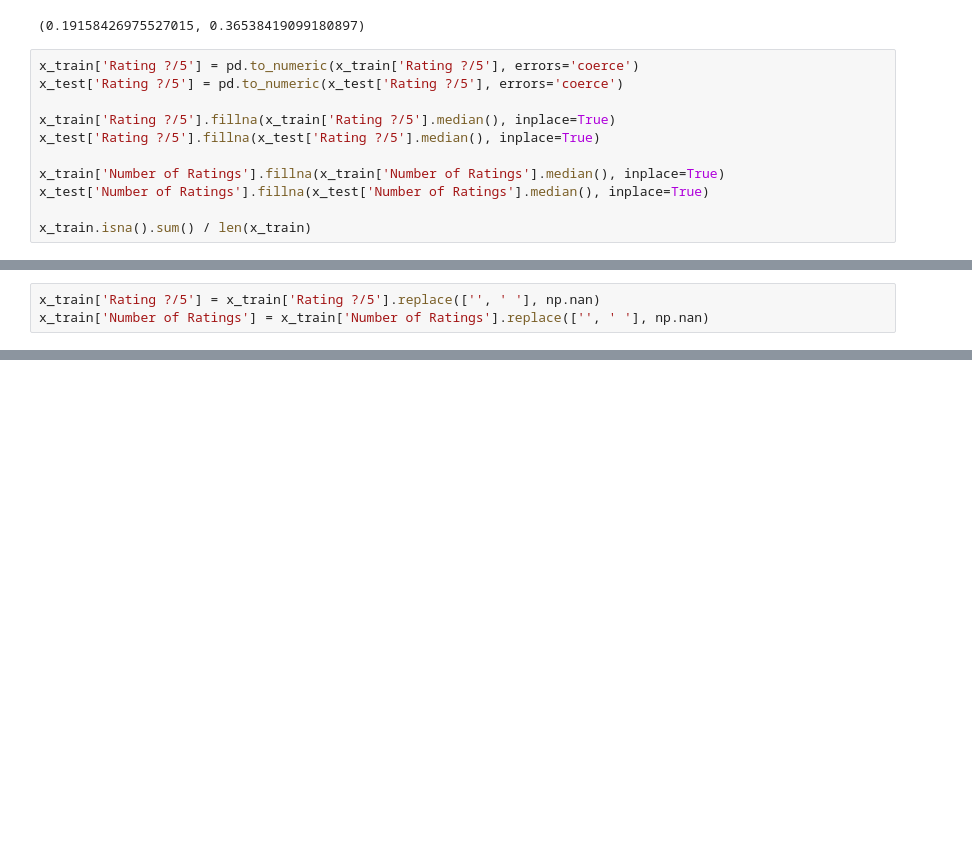
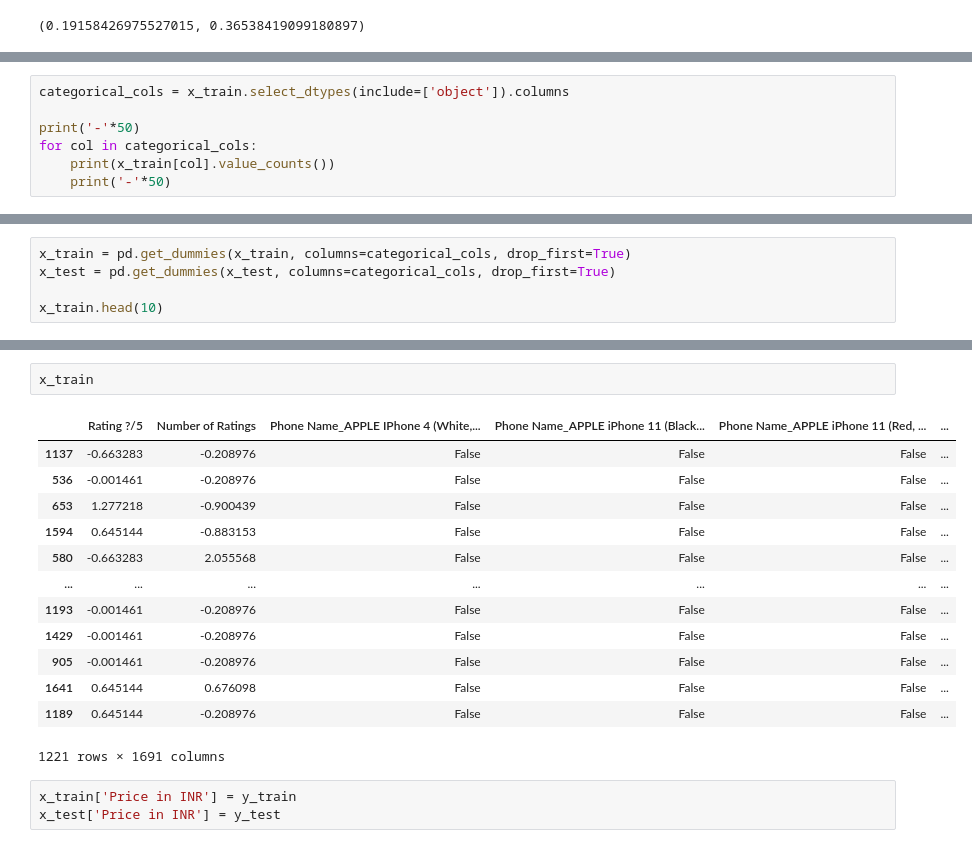
Before and after one commit to Kidar12/GDGoC_ML_Assignment-2, a Jupyter notebook: Dataset_MBP.ipynb, the cells around one changed output, grey strips where cells are left out. Saved outputs shown, nothing was run; the diff lists cells and outputs as text; blank space fills up the shorter version.

```diff
--- a/Dataset_MBP.ipynb
+++ b/Dataset_MBP.ipynb
@@ -258,14 +368,3 @@ plt.show()
 x_train['Rating ?/5'].skew(), x_train['Number of Ratings'].skew()
 # %% [output]
 (0.19158426975527015, 0.36538419099180897)
-# %%
-x_train['Rating ?/5'] = pd.to_numeric(x_train['Rating ?/5'], errors='coerce')
-x_test['Rating ?/5'] = pd.to_numeric(x_test['Rating ?/5'], errors='coerce')
-
-x_train['Rating ?/5'].fillna(x_train['Rating ?/5'].median(), inplace=True)
-x_test['Rating ?/5'].fillna(x_test['Rating ?/5'].median(), inplace=True)
-
-x_train['Number of Ratings'].fillna(x_train['Number of Ratings'].median(), inplace=True)
-x_test['Number of Ratings'].fillna(x_test['Number of Ratings'].median(), inplace=True)
-
-x_train.isna().sum() / len(x_train)
@@ -300,3 +370,0 @@ print(x_train[x_train['Number of Ratings'] == ' '].shape)
-# %%
-x_train['Rating ?/5'] = x_train['Rating ?/5'].replace(['', ' '], np.nan)
-x_train['Number of Ratings'] = x_train['Number of Ratings'].replace(['', ' '], np.nan)
@@ -328,0 +371,7 @@ print(x_train[x_train['Number of Ratings'] == ' '].shape)
+# %%
+categorical_cols = x_train.select_dtypes(include=['object']).columns
+
+print('-'*50)
+for col in categorical_cols:
+    print(x_train[col].value_counts())
+    print('-'*50)
@@ -328,0 +396,5 @@ print(x_train[x_train['Number of Ratings'] == ' '].shape)
+# %%
+x_train = pd.get_dummies(x_train, columns=categorical_cols, drop_first=True)
+x_test = pd.get_dummies(x_test, columns=categorical_cols, drop_first=True)
+
+x_train.head(10)
@@ -328,0 +456,19 @@ print(x_train[x_train['Number of Ratings'] == ' '].shape)
+# %%
+x_train
+# %% [output]
+|  | Rating ?/5 | Number of Ratings | Phone Name_APPLE IPhone 4 (White,... | Phone Name_APPLE iPhone 11 (Black... | Phone Name_APPLE iPhone 11 (Red, ... | ... |
+| 1137 | -0.663283 | -0.208976 | False | False | False | ... |
+| 536 | -0.001461 | -0.208976 | False | False | False | ... |
+| 653 | 1.277218 | -0.900439 | False | False | False | ... |
+| 1594 | 0.645144 | -0.883153 | False | False | False | ... |
+| 580 | -0.663283 | 2.055568 | False | False | False | ... |
+| ... | ... | ... | ... | ... | ... | ... |
+| 1193 | -0.001461 | -0.208976 | False | False | False | ... |
+| 1429 | -0.001461 | -0.208976 | False | False | False | ... |
+| 905 | -0.001461 | -0.208976 | False | False | False | ... |
+| 1641 | 0.645144 | 0.676098 | False | False | False | ... |
+| 1189 | 0.645144 | -0.208976 | False | False | False | ... |
+1221 rows × 1691 columns
+# %%
+x_train['Price in INR'] = y_train
+x_test['Price in INR'] = y_test
```
Also changed, not shown: parts of 38 cells of this notebook.
